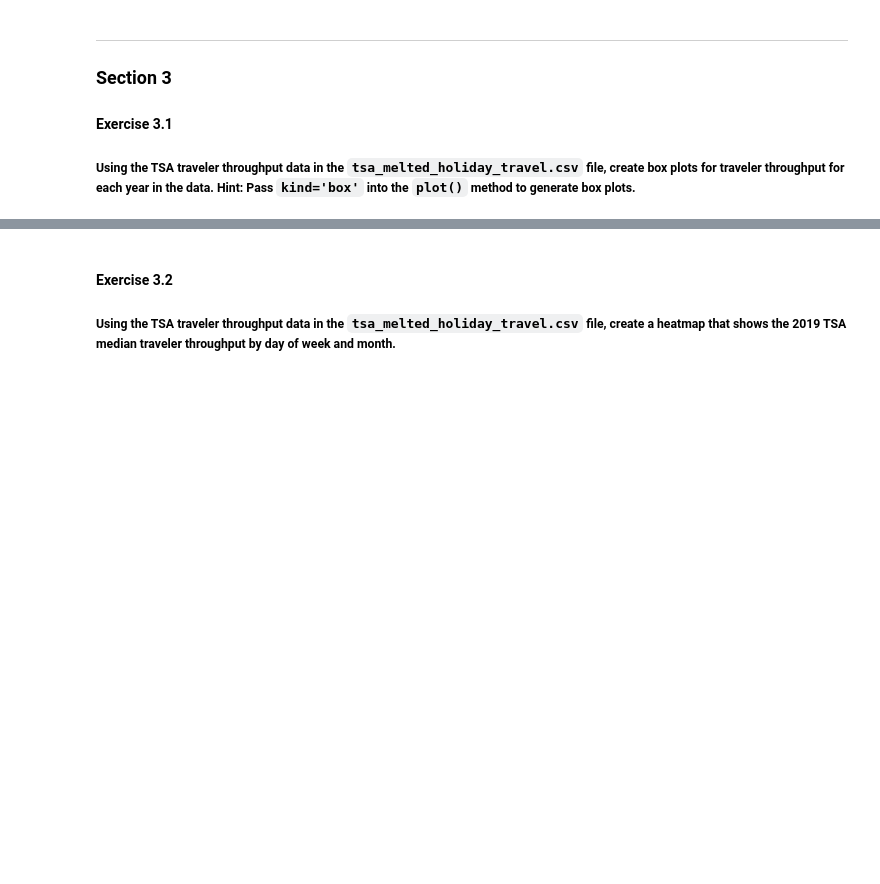
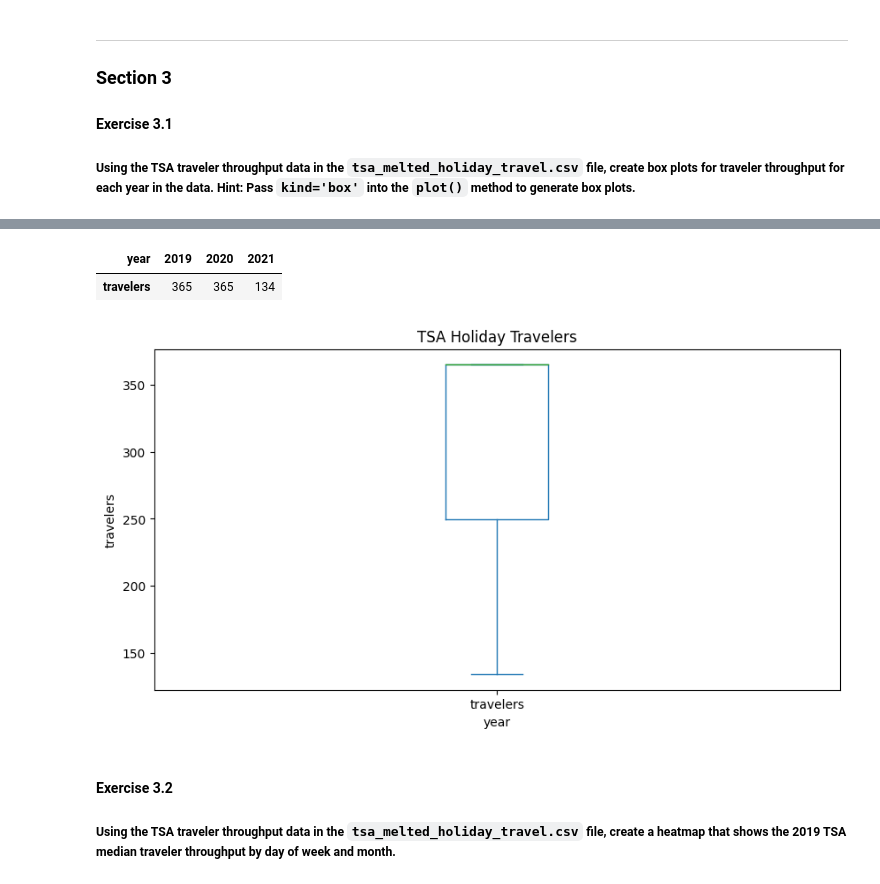
Before and after one commit to ugnevaisvilaite/She-Goes-Tech22, a Jupyter notebook: day_17-19/workbook.ipynb, the cells around one changed output, grey strips where cells are left out. Drawn from its saved outputs; the diff is of its cells as text; code cells hidden in the pictures; blank space fills up the shorter version.

```diff
--- a/day_17/workbook.ipynb
+++ b/day_17-19/workbook.ipynb
@@ -279,0 +286,4 @@ taxi_data.head()
+# %%
+#TODO in progress
+tsa_melted_holiday_travel = pd.read_csv('../data/tsa_melted_holiday_travel.csv', index_col='date')
+tsa_melted_holiday_travel.head()
@@ -280,3 +298,21 @@ taxi_data.head()
+# %%
+# tsa_melted_holiday_travel.drop(columns = ['holiday'])
+tsa_year=tsa_melted_holiday_travel.groupby(['year']).count().drop(columns = ['holiday'])
+tsa_year.T
+
+# ax = tsa_year.plot(
+#     kind='box', xlabel='year', ylabel='travelers',
+#     figsize=(8, 1.5), title='TSA Yearly Traveler Throughput'
+# )
+# %% [output]
+| year | 2019 | 2020 | 2021 |
+| travelers | 365 | 365 | 134 |
+# %%
+ax = tsa_year.plot(kind='box', figsize=(10,5))
+ax.set(xlabel="year", ylabel="travelers", title="TSA Holiday Travelers")
+ax.yaxis.set_major_formatter(ticker.EngFormatter())
+# %% [output]
+[figure, added]
 # %% [markdown]
 #### Exercise 3.2
 ##### Using the TSA traveler throughput data in the `tsa_melted_holiday_travel.csv` file, create a heatmap that shows the 2019 TSA median traveler throughput by day of week and month.
```
Also changed, not shown: parts of 4 cells of this notebook, 4 other files.
